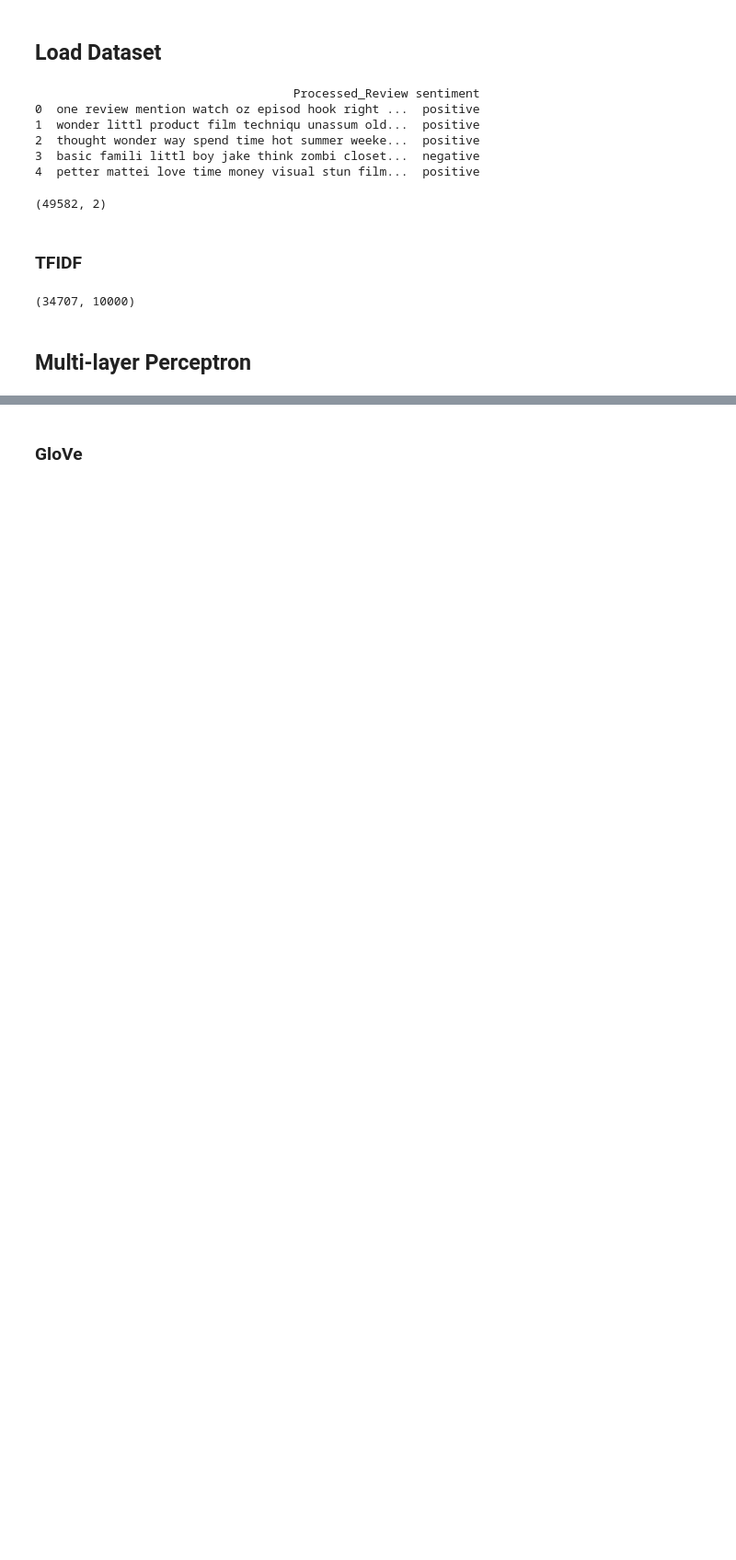
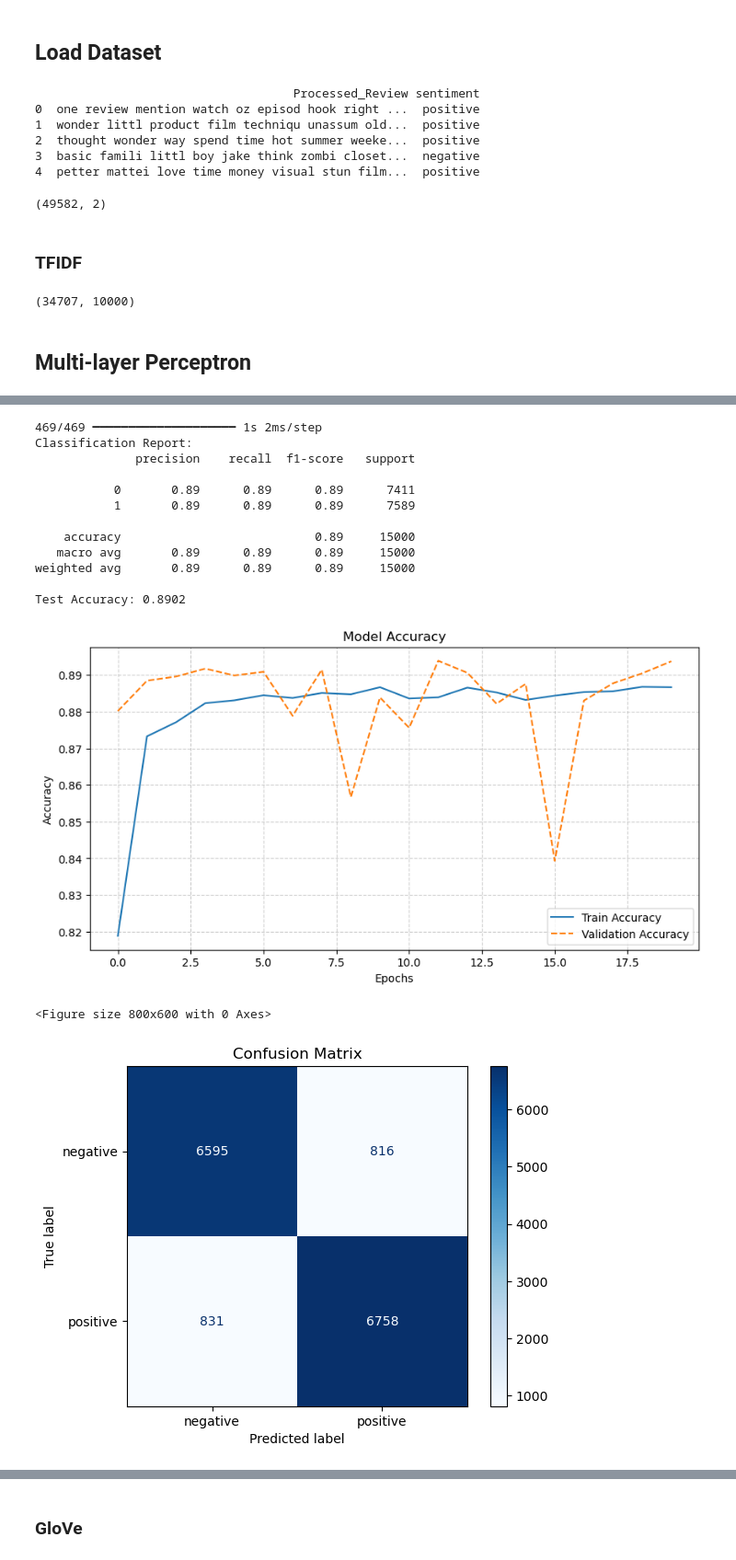
Before and after one commit to PhucLe1725/Group_4-Sentiment_Analysis, a Jupyter notebook: src/python/NeuralNet.ipynb, the cells around one changed output, grey strips where cells are left out. Shown: that part at 92% size. Drawn from its saved outputs; the diff is of its cells as text; code cells hidden in the pictures; blank space fills up the shorter version.

```diff
--- a/src/python/NeuralNet.ipynb
+++ b/src/python/NeuralNet.ipynb
@@ -188,0 +209,7 @@ ypred shape: (14875,)
+# %%
+import numpy as np
+
+X_w2v_train = np.array(X_w2v_train)
+X_w2v_test = np.array(X_w2v_test)
+
+X_w2v_train.shape
@@ -188,0 +218,8 @@ ypred shape: (14875,)
+# %%
+import numpy as np
+
+y_w2v_train = [1 if label == 'positive' else 0 for label in y_w2v_train]
+y_w2v_test = [1 if label == 'positive' else 0 for label in y_w2v_test]
+
+y_w2v_train = np.array(y_w2v_train)
+y_w2v_test = np.array(y_w2v_test)
@@ -188,0 +317,53 @@ ypred shape: (14875,)
+# %%
+from sklearn.metrics import confusion_matrix, ConfusionMatrixDisplay
+import matplotlib.pyplot as plt
+
+# Đánh giá mô hình tốt nhất trên tập test
+best_model = grid_search_result.best_estimator_
+y_w2v_pred = best_model.predict(X_w2v_test)
+
+# Báo cáo phân loại và độ chính xác
+print("Classification Report:")
+print(classification_report(y_w2v_test, y_w2v_pred))
+
+accuracy = accuracy_score(y_w2v_test, y_w2v_pred)
+print(f"Test Accuracy: {accuracy:.4f}")
+
+# Vẽ Biểu Đồ Độ Chính Xác
+history = best_model.history
+
+# Biểu đồ Độ Chính Xác
+plt.figure(figsize=(10, 5))
+plt.plot(history.history['accuracy'], label='Train Accuracy')
+plt.plot(history.history['val_accuracy'], label='Validation Accuracy', linestyle='--')
+plt.title('Model Accuracy')
+plt.xlabel('Epochs')
+plt.ylabel('Accuracy')
+plt.legend()
+plt.grid(True, linestyle='--', alpha=0.6)
+plt.show()  # Hiển thị biểu đồ độ chính xác
+
+
+# Vẽ Ma Trận Nhầm Lẫn
+plt.figure(figsize=(8, 6))
+cm = confusion_matrix(y_w2v_test, y_w2v_pred)
+disp = ConfusionMatrixDisplay(confusion_matrix=cm, display_labels=["negative", "positive"])
+disp.plot(cmap='Blues', colorbar=True)
+plt.title('Confusion Matrix')
+plt.show()
+# %% [output]
+469/469 ━━━━━━━━━━━━━━━━━━━━ 1s 2ms/step
+Classification Report:
+              precision    recall  f1-score   support
+
+           0       0.89      0.89      0.89      7411
+           1       0.89      0.89      0.89      7589
+
+    accuracy                           0.89     15000
+   macro avg       0.89      0.89      0.89     15000
+weighted avg       0.89      0.89      0.89     15000
+
+Test Accuracy: 0.8902
+[figure, added]
+<Figure size 800x600 with 0 Axes>
+[figure, added]
```
Also changed, not shown: parts of 18 cells of this notebook, 2 other files.
